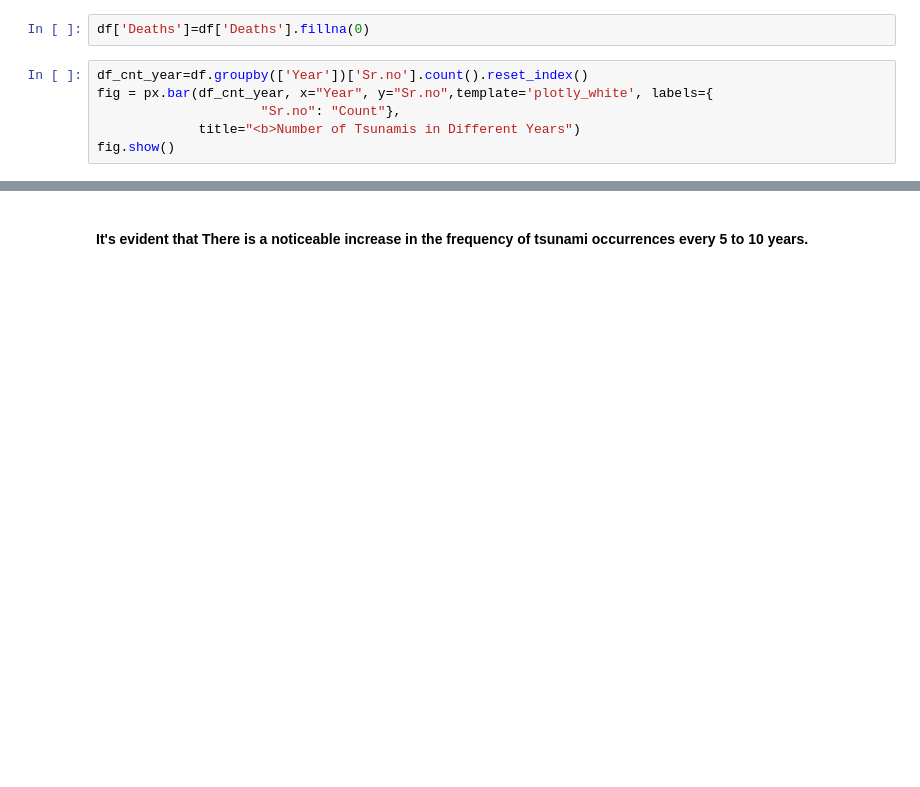
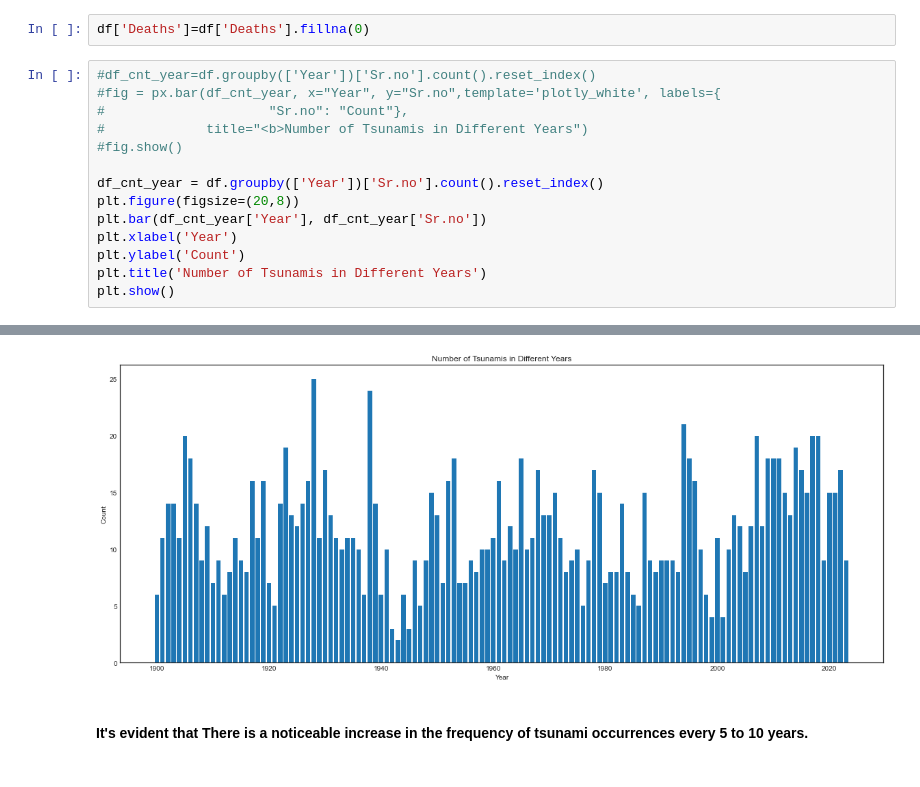
Before and after one commit to Mobrant/Tsunami, a Jupyter notebook: Tsunami analysis.ipynb, the cells around one changed output, grey strips where cells are left out. Saved outputs shown, nothing was run; the diff lists cells and outputs as text; blank space fills up the shorter version.

Commit message:
change to matplotlib from plotly

```diff
--- a/Tsunami analysis.ipynb
+++ b/Tsunami analysis.ipynb
@@ -164,9 +166,17 @@ Name: Cause, dtype: int64
 # %%
 df['Deaths']=df['Deaths'].fillna(0)
 # %%
-df_cnt_year=df.groupby(['Year'])['Sr.no'].count().reset_index()
-fig = px.bar(df_cnt_year, x="Year", y="Sr.no",template='plotly_white', labels={
-                     "Sr.no": "Count"},
-             title="<b>Number of Tsunamis in Different Years")
-fig.show()
+#df_cnt_year=df.groupby(['Year'])['Sr.no'].count().reset_index()
+#fig = px.bar(df_cnt_year, x="Year", y="Sr.no",template='plotly_white', labels={
+#                     "Sr.no": "Count"},
+#             title="<b>Number of Tsunamis in Different Years")
+#fig.show()
+
+df_cnt_year = df.groupby(['Year'])['Sr.no'].count().reset_index()
+plt.figure(figsize=(20,8))
+plt.bar(df_cnt_year['Year'], df_cnt_year['Sr.no'])
+plt.xlabel('Year')
+plt.ylabel('Count')
+plt.title('Number of Tsunamis in Different Years')
+plt.show()
 # %% [output]
@@ -175,3 +183,4 @@ fig.show()
+[figure, added]
 # %% [markdown]
 **<br>It's evident that There is a noticeable increase in the frequency of tsunami occurrences every 5 to 10 years.
 <br>**
```
Also changed, not shown: parts of 2 cells of this notebook.
